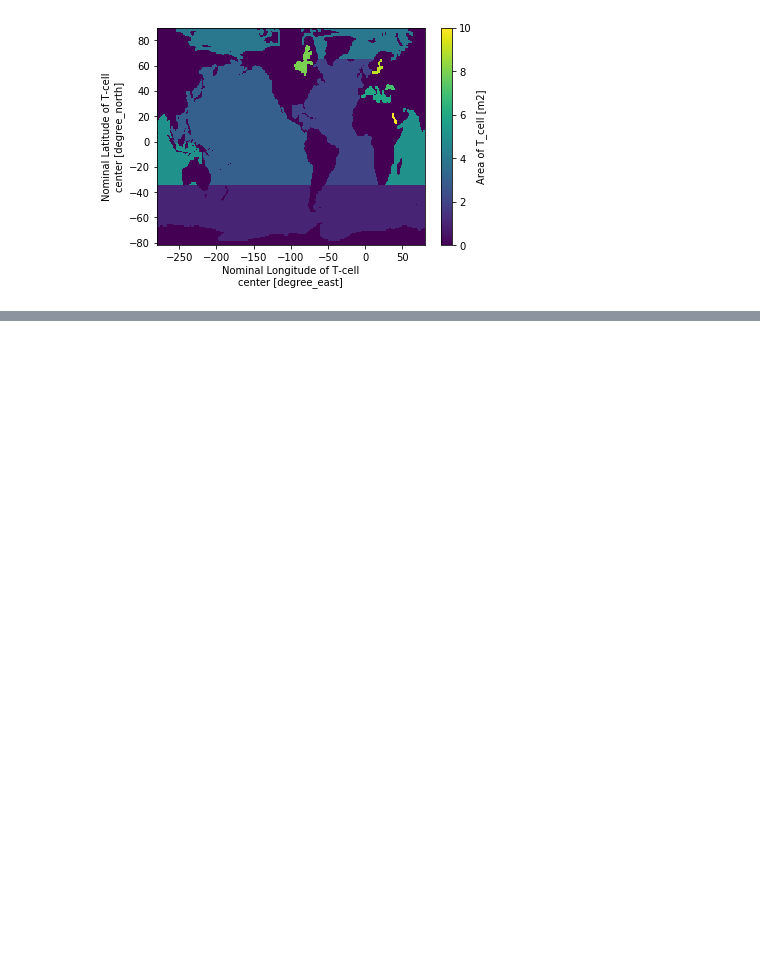
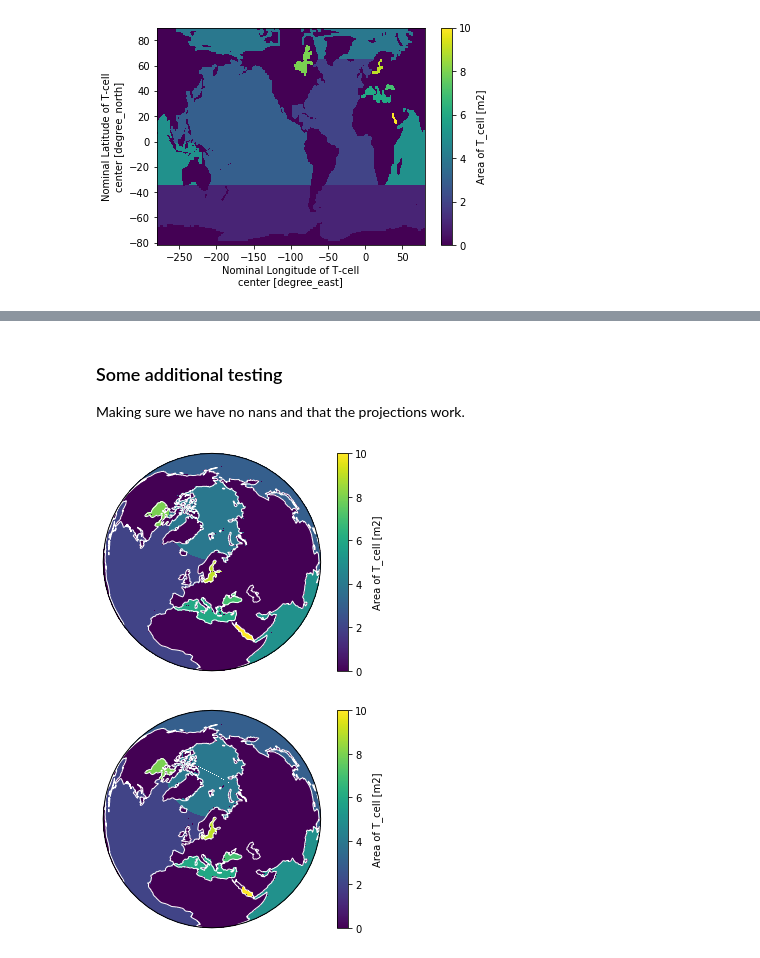
Before and after one commit to jbusecke/mom_tools, a Jupyter notebook: CM-O_suite_static_grid_files.ipynb, the cells around one changed output, grey strips where cells are left out. Saved outputs shown, nothing was run; the diff lists cells and outputs as text; code cells hidden in the pictures; blank space fills up the shorter version.

```diff
--- a/CM-O_suite_static_grid_files.ipynb
+++ b/CM-O_suite_static_grid_files.ipynb
@@ -283,0 +242,26 @@ dxtn
+# %% [markdown]
+### Some additional testing
+Making sure we have no nans and that the projections work.
+# %%
+import cartopy.crs as ccrs
+def test_grid_file(ds):
+    for prefix in ['geolon', 'geolat', 'area', 'dx', 'dy', 'mask']:
+        for co in [a for a in ds.coords if prefix in a]:
+#             print(co)
+            assert ~xr.ufuncs.isnan(ds[co]).any()
+    # plot on projection
+    projection=ccrs.Orthographic(20, 65)
+    plt.figure()
+    ax = plt.axes(projection=projection)
+    ds.tmask_region.plot(x='geolon_t', y='geolat_t', ax=ax, transform=ccrs.PlateCarree())
+    ax.coastlines(color='w')
+# %%
+paths = ['/archive/Julius.Busecke/CM2.6/static/grid_complete.nc',
+         '/archive/Julius.Busecke/CM2.1/siena_201303_fix_rds/static/grid_complete.nc']
+
+for path in paths:
+    ds_test = xr.open_dataset(path)
+    test_grid_file(ds_test)
+# %% [output]
+[figure, added]
+[figure, added]
```
Also changed, not shown: parts of 2 cells of this notebook, 1 other file.
